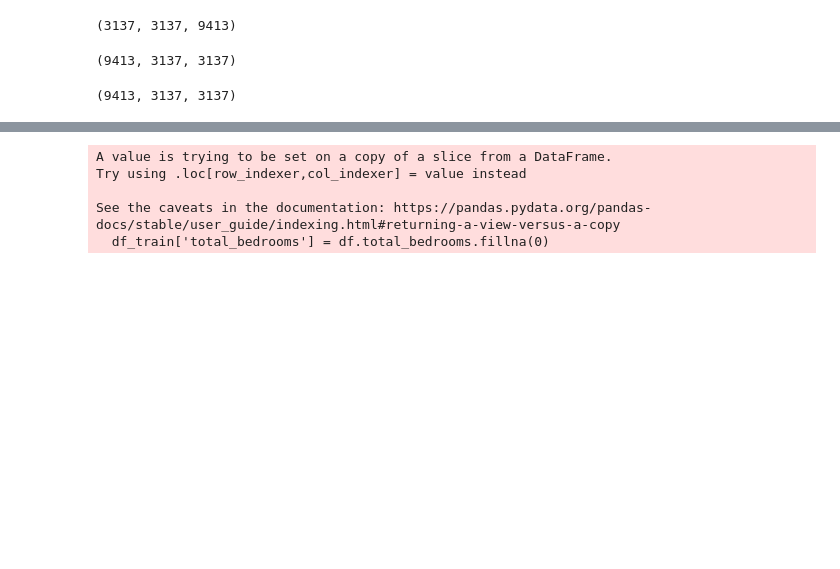
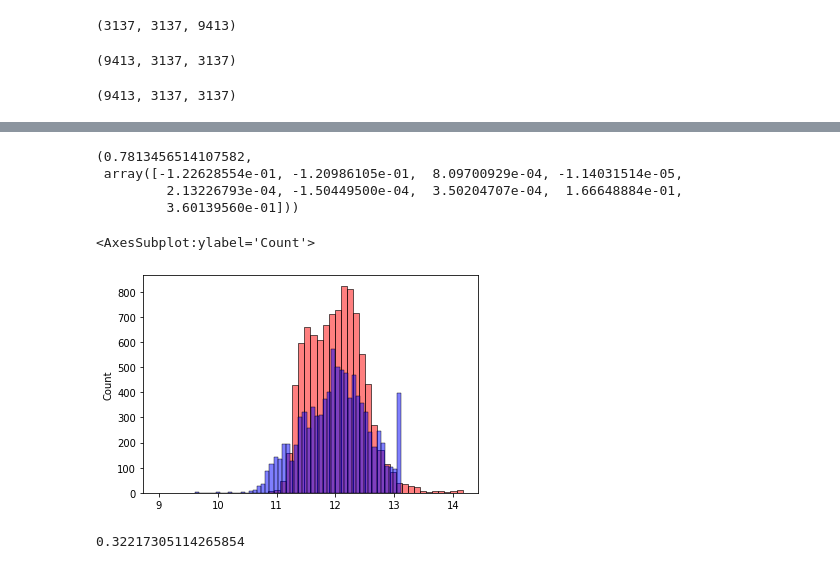
Before and after one commit to Ibeabuchi1/machine-learning-zoomcamp-2023, a Jupyter notebook: week_02/homework2.ipynb, the cells around one changed output, grey strips where cells are left out. Cells and saved outputs as stored; diff of their text form; code cells hidden in the pictures; blank space fills up the shorter version.

```diff
--- a/week_02/homework2.ipynb
+++ b/week_02/homework2.ipynb
@@ -97,6 +97,8 @@ Index(['longitude', 'latitude', 'housing_median_age', 'total_rooms',
        'total_bedrooms', 'population', 'households', 'median_income',
        'median_house_value', 'ocean_proximity'],
       dtype='object')
+# %%
+df.ocean_proximity = (df.ocean_proximity == '<1H OCEAN').astype(int)
 # %%
 # Split the train, val, test data
 
@@ -146,14 +139,3 @@ df_train.head()
-# %%
-# fill the missing values with 0
-
-# df['total_bedrooms'].fillna(df.total_bedrooms.mean())
-df_train['total_bedrooms'] = df.total_bedrooms.fillna(0)
-# %% [output]
-A value is trying to be set on a copy of a slice from a DataFrame.
-Try using .loc[row_indexer,col_indexer] = value instead
-
-See the caveats in the documentation: https://pandas.pydata.org/pandas-docs/stable/user_guide/indexing.html#returning-a-view-versus-a-copy
-  df_train['total_bedrooms'] = df.total_bedrooms.fillna(0)
 # %%
 df_train = df_train.reset_index(drop=True)
 df_val = df_val.reset_index(drop=True)
@@ -176,3 +158,23 @@ def train_linear_regression(X, y):
     w_full = XTX_inv.dot(X.T).dot(y)
 
     return w_full[0], w_full[1:]
+# %%
+
+X_train = df_train.fillna(0).values
+
+w0, w = train_linear_regression(X_train, y_train)
+
+y_pred = w0 + X_train.dot(w)
+# %%
+w0, w
+# %% [output]
+(0.7813456514107582,
+ array([-1.22628554e-01, -1.20986105e-01,  8.09700929e-04, -1.14031514e-05,
+         2.13226793e-04, -1.50449500e-04,  3.50204707e-04,  1.66648884e-01,
+         3.60139560e-01]))
+# %%
+sns.histplot(y_pred, color='red', alpha=0.5, bins=50)
+sns.histplot(y_train, color='blue', alpha=0.5, bins=50)
+# %% [output]
+<AxesSubplot:ylabel='Count'>
+[figure, added]
@@ -178,0 +186,4 @@ def train_linear_regression(X, y):
+# %%
+rmse(y_train, y_pred)
+# %% [output]
+0.32217305114265854
```
Also changed, not shown: parts of 9 cells of this notebook.
